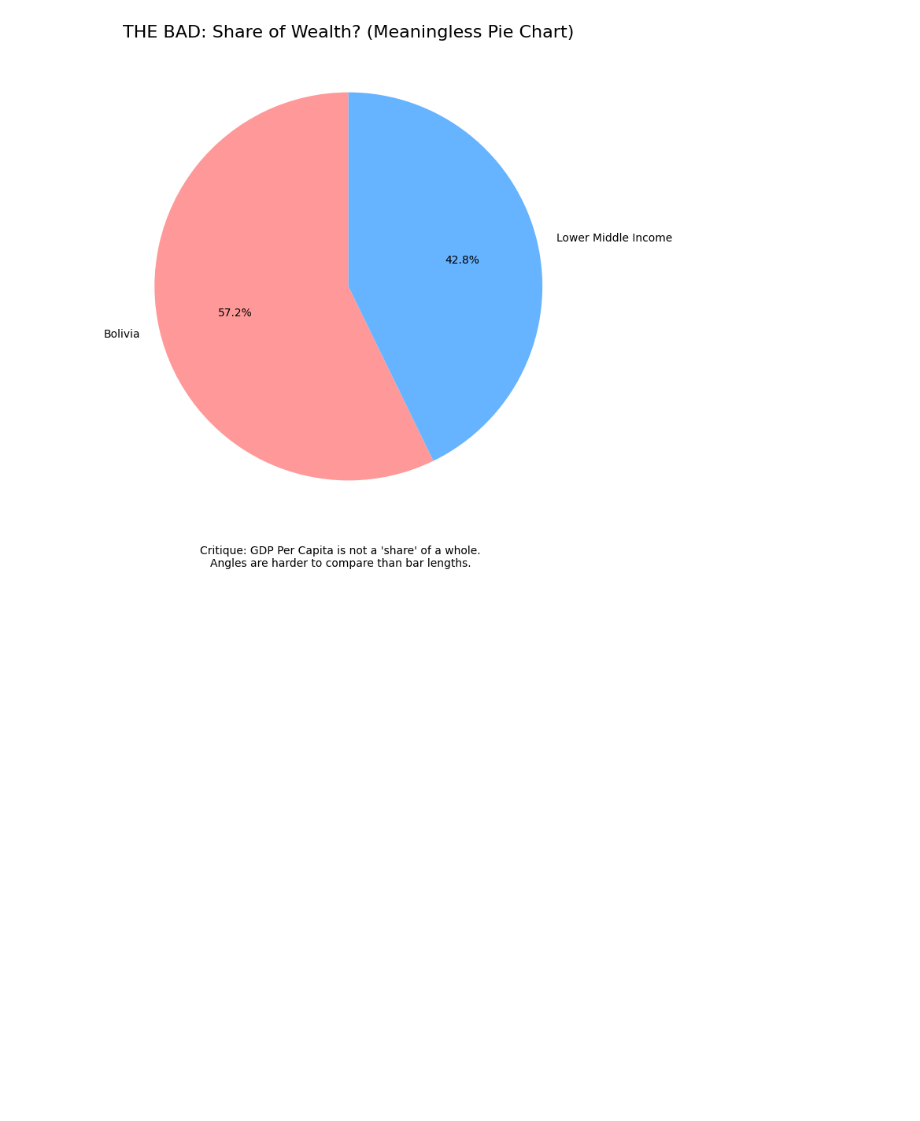
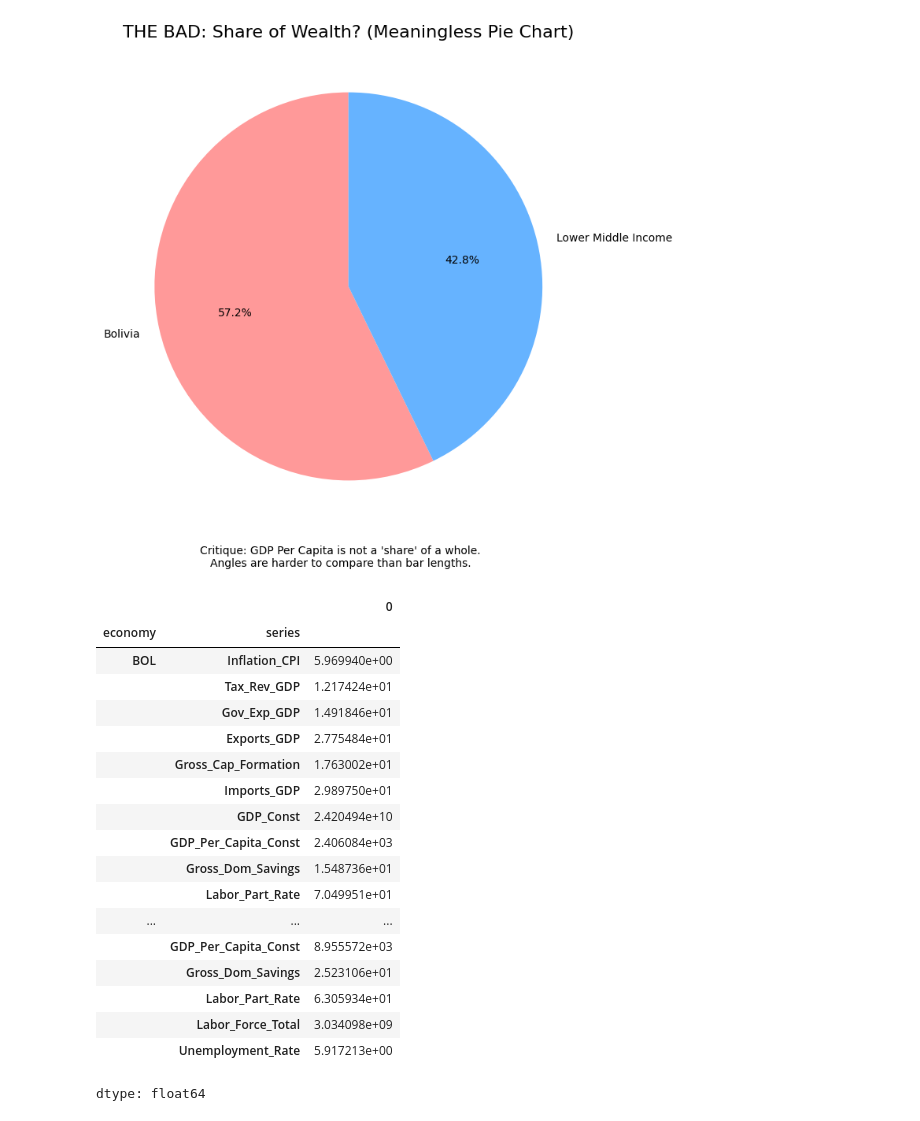
Before and after one commit to zackdihel/ECON-5200-Data-Analytics, a Jupyter notebook: Lab 3/[Lab_3]_Visualizing_Development_with_WBGAPI.ipynb, the cells around one changed output. Saved outputs shown, nothing was run; the diff lists cells and outputs as text; code cells hidden in the pictures; blank space fills up the shorter version.

```diff
--- a/Lab 3/[Lab_3]_Visualizing_Development_with_WBGAPI.ipynb
+++ b/Lab 3/[Lab_3]_Visualizing_Development_with_WBGAPI.ipynb
@@ -206,3 +210,25 @@ plt.figtext(0.5, 0.05, "Critique: GDP Per Capita is not a 'share' of a whole.\nA
 plt.show()
 # %% [output]
 [figure]
+# %%
+df.mean()
+# %% [output]
+|  |  | 0 |
+| economy | series |  |
+| BOL | Inflation_CPI | 5.969940e+00 |
+|  | Tax_Rev_GDP | 1.217424e+01 |
+|  | Gov_Exp_GDP | 1.491846e+01 |
+|  | Exports_GDP | 2.775484e+01 |
+|  | Gross_Cap_Formation | 1.763002e+01 |
+|  | Imports_GDP | 2.989750e+01 |
+|  | GDP_Const | 2.420494e+10 |
+|  | GDP_Per_Capita_Const | 2.406084e+03 |
+|  | Gross_Dom_Savings | 1.548736e+01 |
+|  | Labor_Part_Rate | 7.049951e+01 |
+| ... | ... | ... |
+|  | GDP_Per_Capita_Const | 8.955572e+03 |
+|  | Gross_Dom_Savings | 2.523106e+01 |
+|  | Labor_Part_Rate | 6.305934e+01 |
+|  | Labor_Force_Total | 3.034098e+09 |
+|  | Unemployment_Rate | 5.917213e+00 |
+dtype: float64
```
Also changed, not shown: parts of 7 cells of this notebook.
